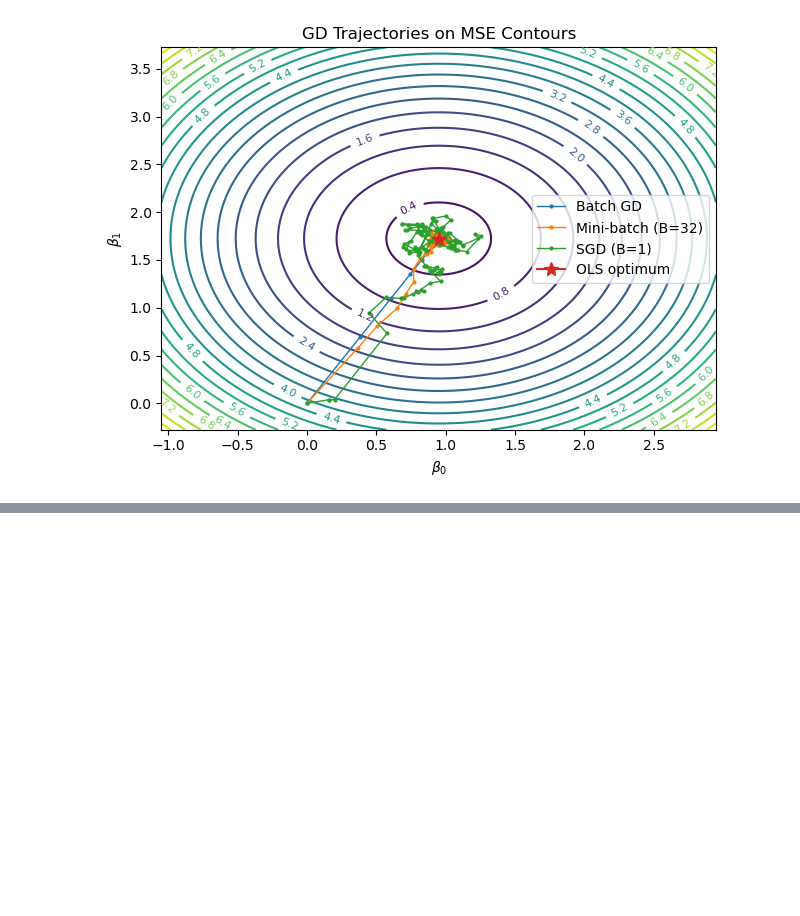
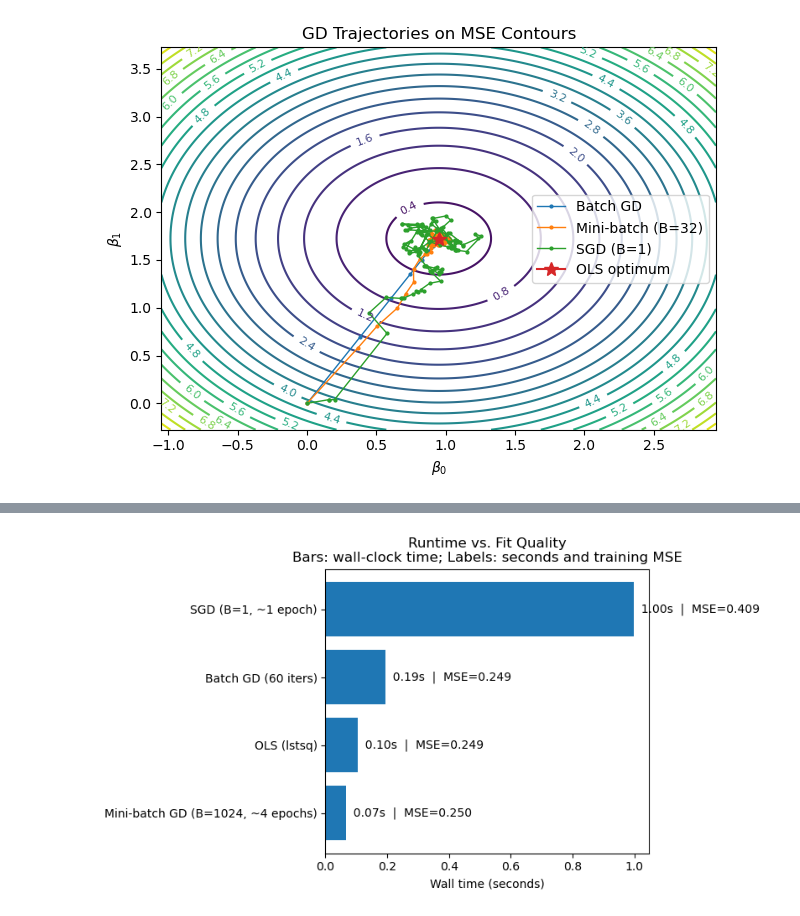
Before and after one commit to jacobmunson/GradientDescentTAILS, a Jupyter notebook: gd_walkthough.ipynb, the cells around one changed output, grey strips where cells are left out. Saved outputs shown, nothing was run; the diff lists cells and outputs as text; code cells hidden in the pictures; blank space fills up the shorter version.

```diff
--- a/gd_walkthough.ipynb
+++ b/gd_walkthough.ipynb
@@ -157,0 +300,65 @@ plt.close()
+# %%
+# Big synthetic dataset for benchmarking (n=80,000, d=40)
+rng = np.random.default_rng(0)
+
+n = 80000
+d = 40
+X = rng.normal(size=(n, d))
+beta_true = rng.normal(size=d)
+y = X @ beta_true + rng.normal(scale=0.5, size=n)
+
+# Standardize columns of X (like before)
+X = (X - X.mean(axis=0)) / X.std(axis=0)
+
+# (Optional) keep Xs aligned to X if plotting helpers might fall back to it
+Xs = X
+# %%
+# Consolidated runtime vs MSE barplot
+rows = []
+
+# OLS
+b, secs, mse_val = run_ols_bench()
+rows.append(("OLS (lstsq)", secs, mse_val))
+
+# Batch GD (fixed iters, like benchmark)
+eta = 0.25
+iters = 60
+b, secs, mse_val = run_gd_bench(eta, iters)
+rows.append((f"Batch GD ({iters} iters)", secs, mse_val))
+
+# Mini-batch GD (~4 epochs)
+n = len(y)
+B = min(1024, n)                        # adapt to dataset size
+steps = max(1, (n // B) * 4)            # ~4 epochs; ensure >=1 step
+eta_mb = 0.08
+b, secs, mse_val = run_minibatch_bench(eta_mb, steps, B=B, replace=True)
+rows.append((f"Mini-batch GD (B={B}, ~4 epochs)", secs, mse_val))
+
+# SGD (~1 epoch)
+eta_sgd = 0.01
+sgd_steps = max(1, n)                   # ~1 epoch; ensure >=1 step
+b, secs, mse_val = run_sgd_bench(eta_sgd, sgd_steps)
+rows.append(("SGD (B=1, ~1 epoch)", secs, mse_val))
+
+# Assemble and sort
+df = pd.DataFrame(rows, columns=["Method", "Wall time (s)", "Train MSE"]).sort_values("Wall time (s)", ascending=True)
+
+# Plot
+plt.figure(figsize=(8, 4.5))
+y_pos = np.arange(len(df))
+plt.barh(y_pos, df["Wall time (s)"])
+
+# Annotate each bar with seconds and MSE
+for i, (method, secs, mse_val) in enumerate(zip(df["Method"], df["Wall time (s)"], df["Train MSE"])):
+    plt.text(secs, i, f"  {secs:.2f}s  |  MSE={mse_val:.3f}", va="center", ha="left")
+
+plt.yticks(y_pos, df["Method"])
+plt.xlabel("Wall time (seconds)")
+plt.title("Runtime vs. Fit Quality\nBars: wall-clock time; Labels: seconds and training MSE")
+plt.tight_layout()
+barplot_path = "plots/runtime_with_mse_bars.png"
+plt.savefig(barplot_path, dpi=200)
+plt.show()
+plt.close()
+# %% [output]
+[figure, added]
```
Also changed, not shown: parts of 13 cells of this notebook.
